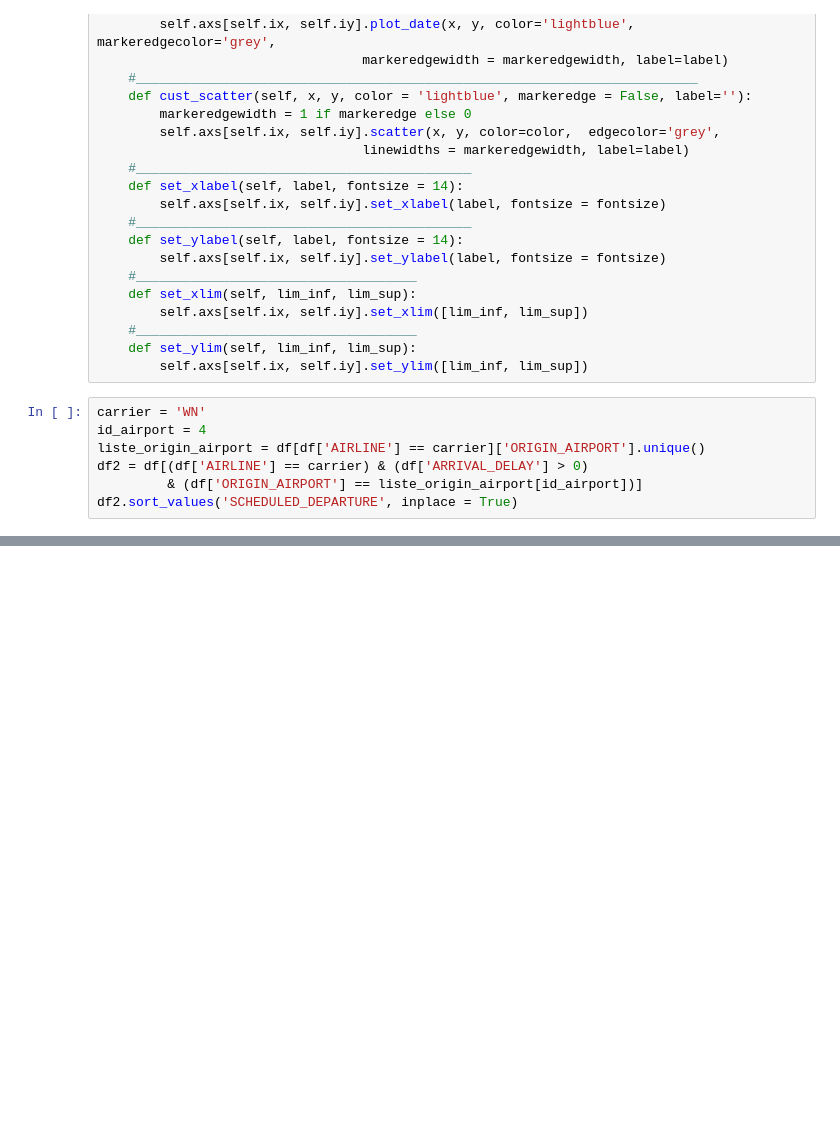
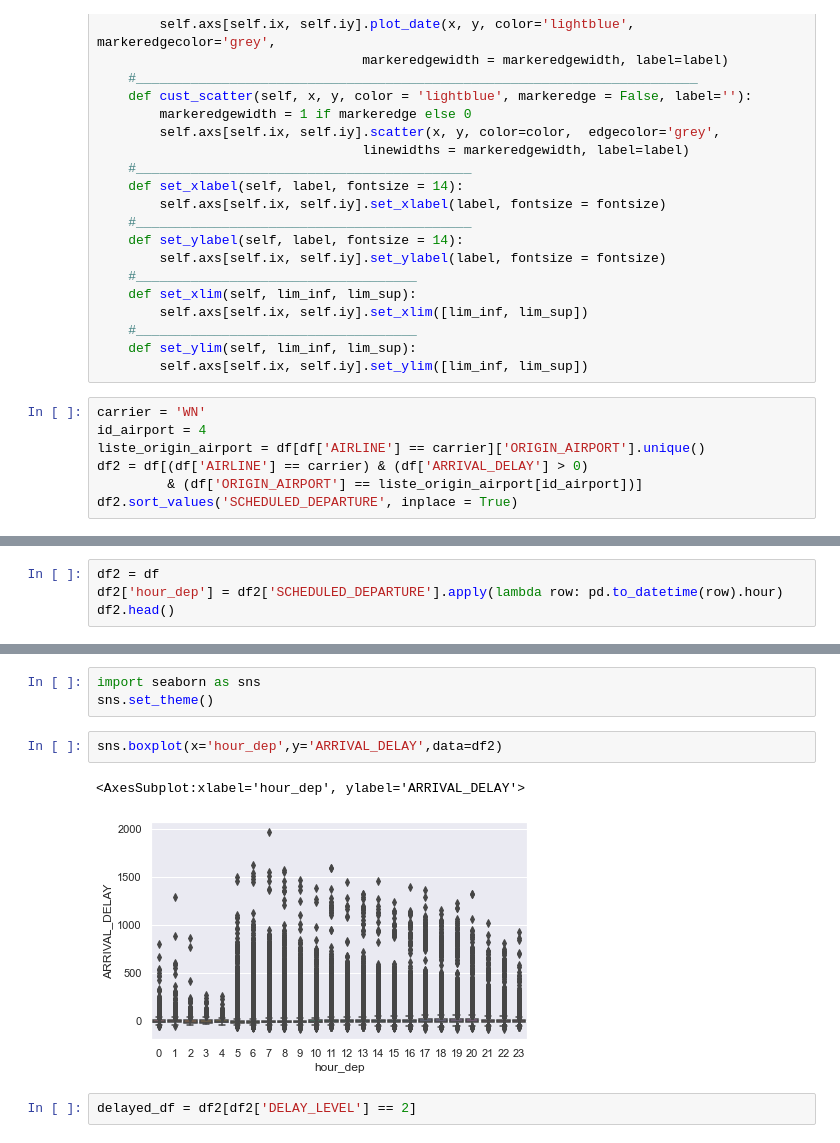
Before and after one commit to paula-sorolla/AML-FlightDelay, a Jupyter notebook: Data Visualizations.ipynb, the cells around one changed output, grey strips where cells are left out. Saved outputs shown, nothing was run; the diff lists cells and outputs as text; blank space fills up the shorter version.

Commit message:
Some visualization

```diff
--- a/Data Visualizations.ipynb
+++ b/Data Visualizations.ipynb
@@ -154,0 +162,4 @@ fig1.set_ylim(-20, 450)
+# %%
+df2 = df
+df2['hour_dep'] = df2['SCHEDULED_DEPARTURE'].apply(lambda row: pd.to_datetime(row).hour)
+df2.head()
@@ -154,0 +180,10 @@ fig1.set_ylim(-20, 450)
+# %%
+import seaborn as sns
+sns.set_theme()
+# %%
+sns.boxplot(x='hour_dep',y='ARRIVAL_DELAY',data=df2)
+# %% [output]
+<AxesSubplot:xlabel='hour_dep', ylabel='ARRIVAL_DELAY'>
+[figure, added]
+# %%
+delayed_df = df2[df2['DELAY_LEVEL'] == 2]
```
Also changed, not shown: parts of 7 cells of this notebook.
